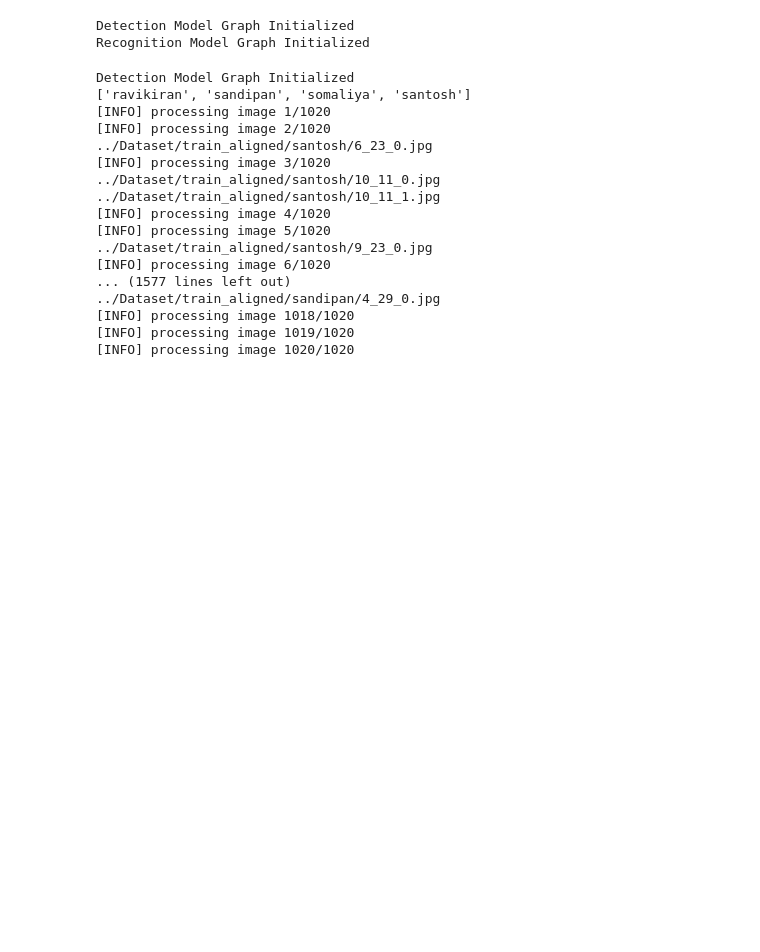
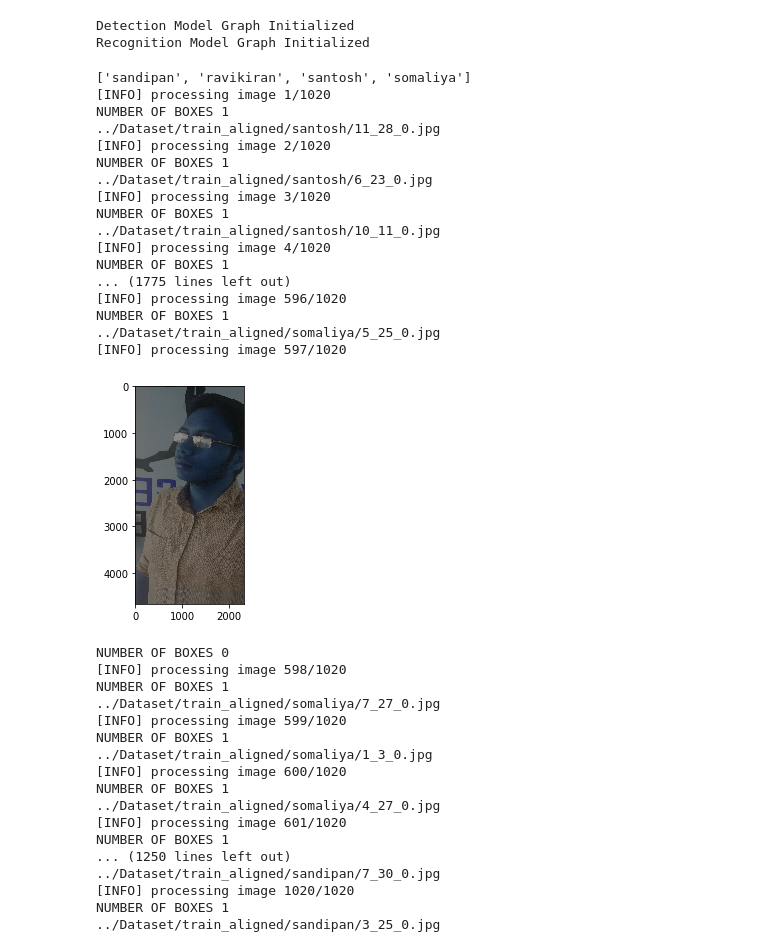
Before and after one commit to Eximius-Design/Face_Recognition, a Jupyter notebook: src/TRAIN_CLASSIFIER.ipynb, the cells around one changed output. Drawn from its saved outputs; the diff is of its cells as text; code cells hidden in the pictures; blank space fills up the shorter version.

```diff
--- a/src/TRAIN_CLASSIFIER.ipynb
+++ b/src/TRAIN_CLASSIFIER.ipynb
@@ -41,29 +41,47 @@ Recognition Model Graph Initialized
 # %%
 #creating the identity directories inside the output folder
 #cropping faces using MTCNN face detection model from the model path
 #writing the respective faces in the directories created
 #this function needs the paths of raw training images folder, output aligned folder and detection model path
 #We suggest to manually remove noise from the aligned folder as MTCNN can detect some false positives which will
 #effect recognition performance.Making sure we send right data to the model will leave us with good accuracy.
-align_dataset.align_data(train_raw_path,train_aligned_path,Detection_model_path)
+align_dataset.align_data(train_raw_path,train_aligned_path,detection)
 # %% [output]
-Detection Model Graph Initialized
-['ravikiran', 'sandipan', 'somaliya', 'santosh']
+['sandipan', 'ravikiran', 'santosh', 'somaliya']
 [INFO] processing image 1/1020
+NUMBER OF BOXES 1
+../Dataset/train_aligned/santosh/11_28_0.jpg
 [INFO] processing image 2/1020
+NUMBER OF BOXES 1
 ../Dataset/train_aligned/santosh/6_23_0.jpg
 [INFO] processing image 3/1020
+NUMBER OF BOXES 1
 ../Dataset/train_aligned/santosh/10_11_0.jpg
-../Dataset/train_aligned/santosh/10_11_1.jpg
 [INFO] processing image 4/1020
-[INFO] processing image 5/1020
-../Dataset/train_aligned/santosh/9_23_0.jpg
-[INFO] processing image 6/1020
-... (1577 lines left out)
-../Dataset/train_aligned/sandipan/4_29_0.jpg
-[INFO] processing image 1018/1020
-[INFO] processing image 1019/1020
-[INFO] processing image 1020/1020
+NUMBER OF BOXES 1
+... (1775 lines left out)
+[INFO] processing image 596/1020
+NUMBER OF BOXES 1
+../Dataset/train_aligned/somaliya/5_25_0.jpg
+[INFO] processing image 597/1020
+[figure, added]
+NUMBER OF BOXES 0
+[INFO] processing image 598/1020
+NUMBER OF BOXES 1
+../Dataset/train_aligned/somaliya/7_27_0.jpg
+[INFO] processing image 599/1020
+NUMBER OF BOXES 1
+../Dataset/train_aligned/somaliya/1_3_0.jpg
+[INFO] processing image 600/1020
+NUMBER OF BOXES 1
+../Dataset/train_aligned/somaliya/4_27_0.jpg
+[INFO] processing image 601/1020
+NUMBER OF BOXES 1
+... (1250 lines left out)
+../Dataset/train_aligned/sandipan/7_30_0.jpg
+[INFO] processing image 1020/1020
+NUMBER OF BOXES 1
+../Dataset/train_aligned/sandipan/3_25_0.jpg
 # %%
 #Getting the features of the faces stored at train_aligned_path in the form of 512-D embeddings
 #We are using the FaceNet Inception-Resnet architecture to generate the embeddings which uses softmax loss
```
Also changed, not shown: parts of 2 cells of this notebook, 4 other files.
